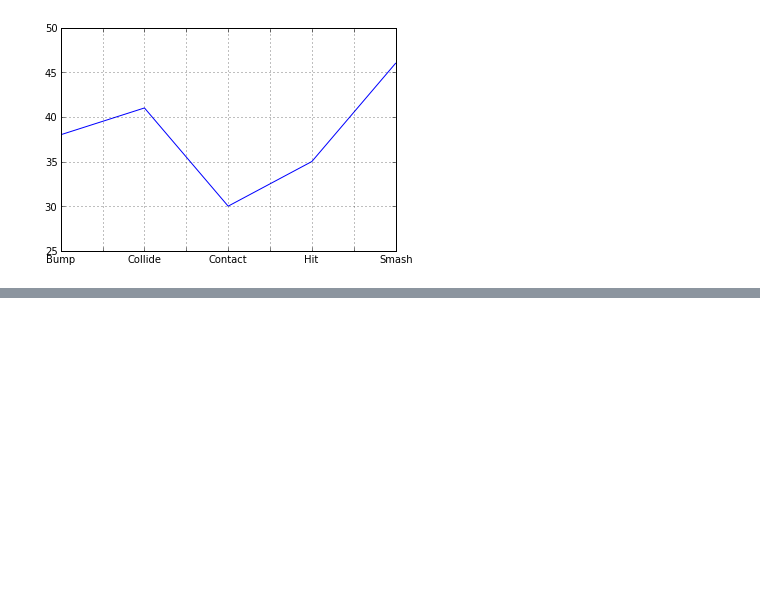
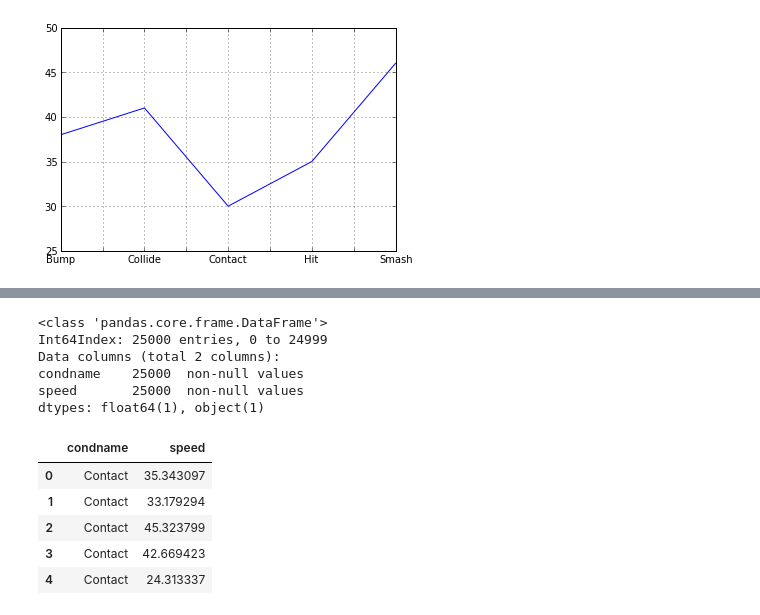
Before and after one commit to swcarpentry/DEPRECATED-bc, a Jupyter notebook: Loftus_example.ipynb, the cells around one changed output, grey strips where cells are left out. Saved outputs shown, nothing was run; the diff lists cells and outputs as text; code cells hidden in the pictures; blank space fills up the shorter version.

```diff
--- a/Loftus_example.ipynb
+++ b/Loftus_example.ipynb
@@ -346,0 +381,17 @@ df.mean().plot(kind='line')
+# %%
+df_long = pd.DataFrame(zip(condname,speedfloat), columns=['condname', 'speed'])
+print df_long
+df_long.head()
+# %% [output]
+<class 'pandas.core.frame.DataFrame'>
+Int64Index: 25000 entries, 0 to 24999
+Data columns (total 2 columns):
+condname    25000  non-null values
+speed       25000  non-null values
+dtypes: float64(1), object(1)
+|  | condname | speed |
+| 0 | Contact | 35.343097 |
+| 1 | Contact | 33.179294 |
+| 2 | Contact | 45.323799 |
+| 3 | Contact | 42.669423 |
+| 4 | Contact | 24.313337 |
```
Also changed, not shown: parts of 14 cells of this notebook.
